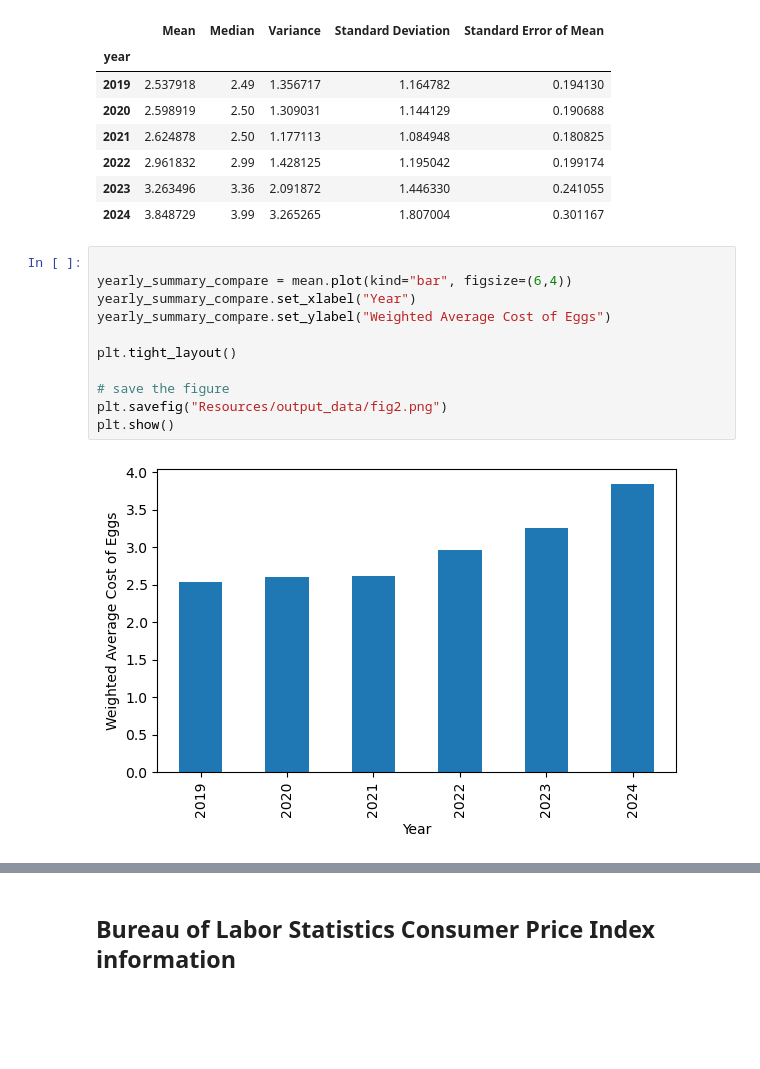
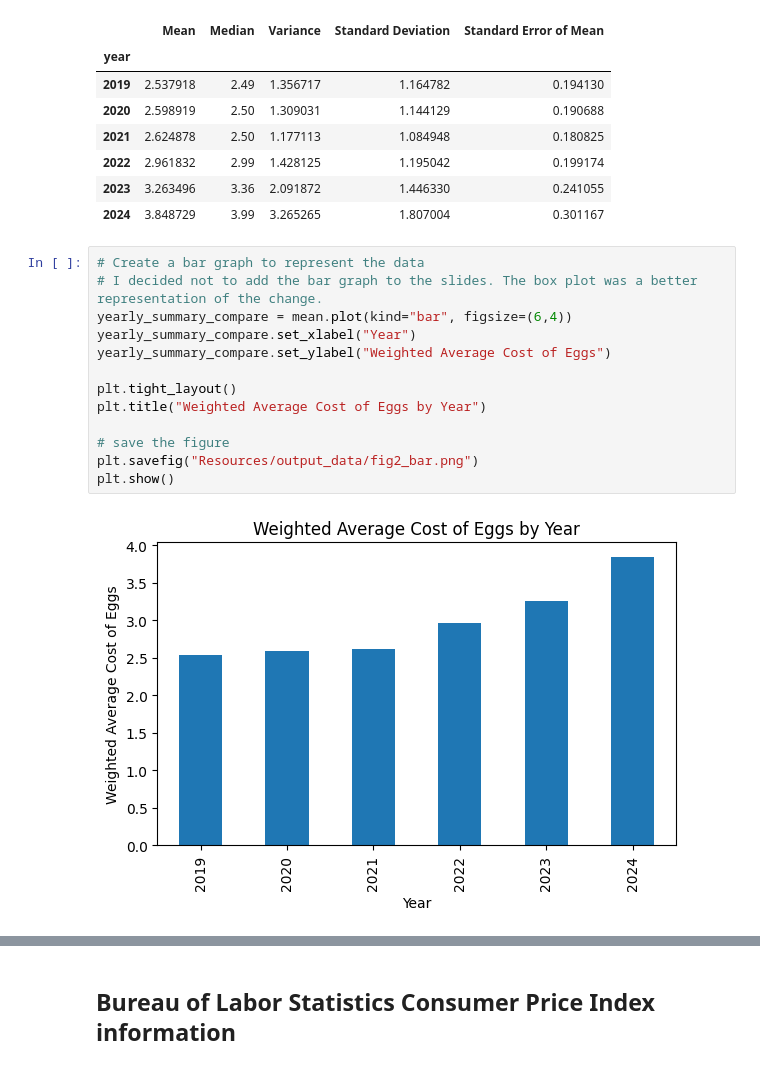
Before and after one commit to country4livin/Project-1-Repo, a Jupyter notebook: 5-yr_cost_of_eggs.ipynb, the cells around one changed output, grey strips where cells are left out. Drawn from its saved outputs; the diff is of its cells as text; blank space fills up the shorter version.

```diff
--- a/5-yr_cost_of_eggs.ipynb
+++ b/5-yr_cost_of_eggs.ipynb
@@ -238,15 +238,17 @@ yearly_summary_df
 | 2023 | 3.263496 | 3.36 | 2.091872 | 1.446330 | 0.241055 |
 | 2024 | 3.848729 | 3.99 | 3.265265 | 1.807004 | 0.301167 |
 # %%
-
+# Create a bar graph to represent the data
+# I decided not to add the bar graph to the slides. The box plot was a better representation of the change.
 yearly_summary_compare = mean.plot(kind="bar", figsize=(6,4))
 yearly_summary_compare.set_xlabel("Year")
 yearly_summary_compare.set_ylabel("Weighted Average Cost of Eggs")
 
 plt.tight_layout()
+plt.title("Weighted Average Cost of Eggs by Year")
 
 # save the figure
-plt.savefig("Resources/output_data/fig2.png")
+plt.savefig("Resources/output_data/fig2_bar.png")
 plt.show()
 # %% [output]
-[figure, old version]
+[figure, new version]
```
Also changed, not shown: parts of 5 cells of this notebook.
